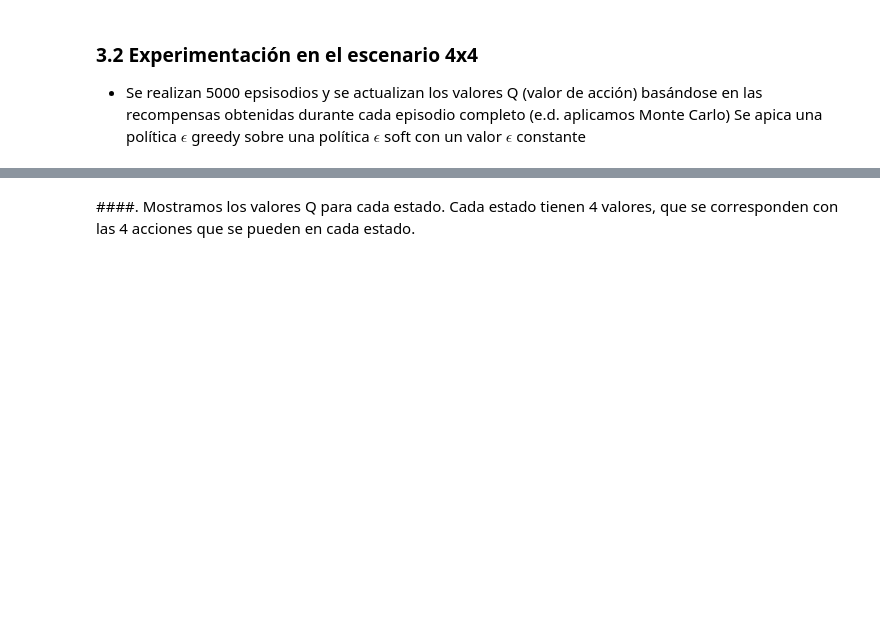
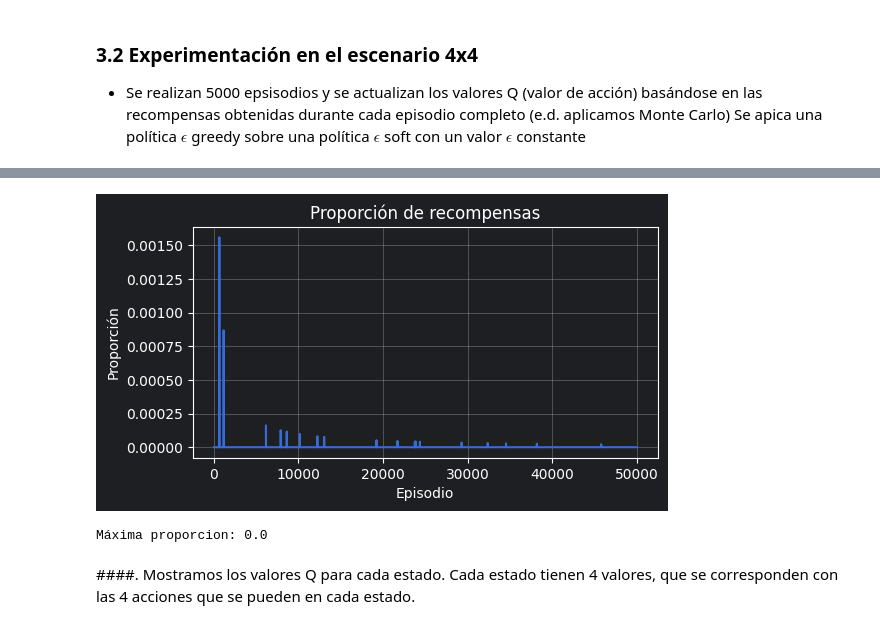
Before and after one commit to miguelangelortizpenaranda/exml-ortizpenaranda, a Jupyter notebook: entornos_complejos/MonteCarloTodasLasVisitas.ipynb, the cells around one changed output, grey strips where cells are left out. Drawn from its saved outputs; the diff is of its cells as text; code cells hidden in the pictures; blank space fills up the shorter version.

Commit message:
implement qlearning

```diff
--- a/entornos_complejos/MonteCarloTodasLasVisitas.ipynb
+++ b/entornos_complejos/MonteCarloTodasLasVisitas.ipynb
@@ -182,0 +242,2 @@ print(f"Máxima proporcion: {list_stats[-1]}")
+# %%
+Q, list_stats, stat_per_episode_len = qlearning_test(env4, num_episodes=50000, epsilon=0.4, discount_factor=1)
@@ -183,3 +254,10 @@ print(f"Máxima proporcion: {list_stats[-1]}")
+# %%
+
+plot(list_stats)
+print(f"Máxima proporcion: {list_stats[-1]}")
+# %% [output]
+[figure, added]
+Máxima proporcion: 0.0
 # %% [markdown]
 ####.
 Mostramos los valores Q para cada estado. Cada estado tienen 4 valores, que se corresponden con las 4 acciones que se pueden en cada estado.
```
Also changed, not shown: parts of 14 cells of this notebook, 4 other files.
